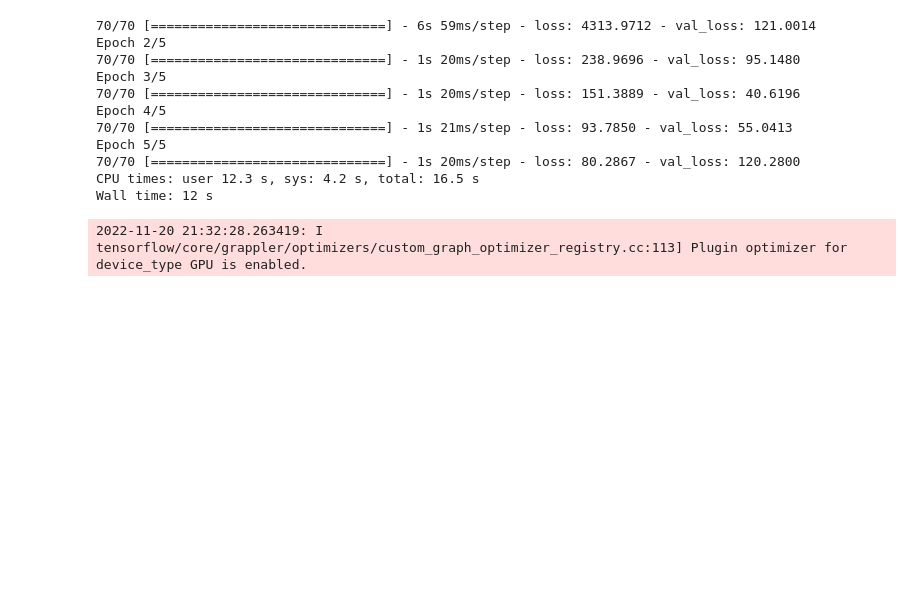
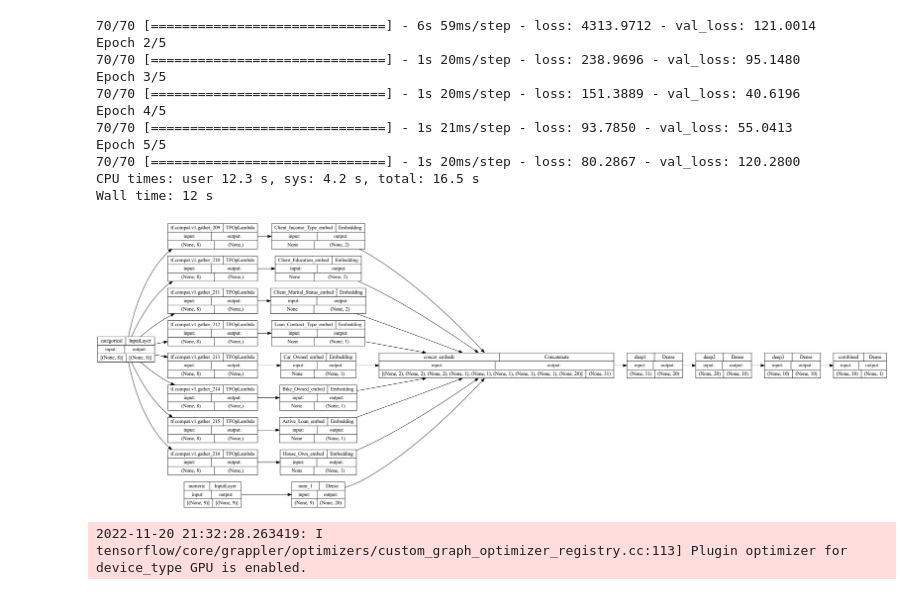
Before and after one commit to saakethkoka/ML-Lab5, a Jupyter notebook: main.ipynb, the cells around one changed output. Cells and saved outputs as stored; diff of their text form; code cells hidden in the pictures; blank space fills up the shorter version.

```diff
--- a/main.ipynb
+++ b/main.ipynb
@@ -767,6 +797,16 @@ Epoch 5/5
 70/70 [==============================] - 1s 20ms/step - loss: 80.2867 - val_loss: 120.2800
 CPU times: user 12.3 s, sys: 4.2 s, total: 16.5 s
 Wall time: 12 s
+# %%
+from tensorflow.keras.utils import plot_model
+
+# you will need to install pydot properly on your machine to get this running
+plot_model(
+    model4, show_shapes=True, show_layer_names=True,
+    rankdir='LR', expand_nested=False, dpi=96
+)
+# %% [output]
+[figure, added]
 # %%
 # Calculate the false omission rate:
 from sklearn.metrics import confusion_matrix
```
Also changed, not shown: parts of 5 cells of this notebook.
